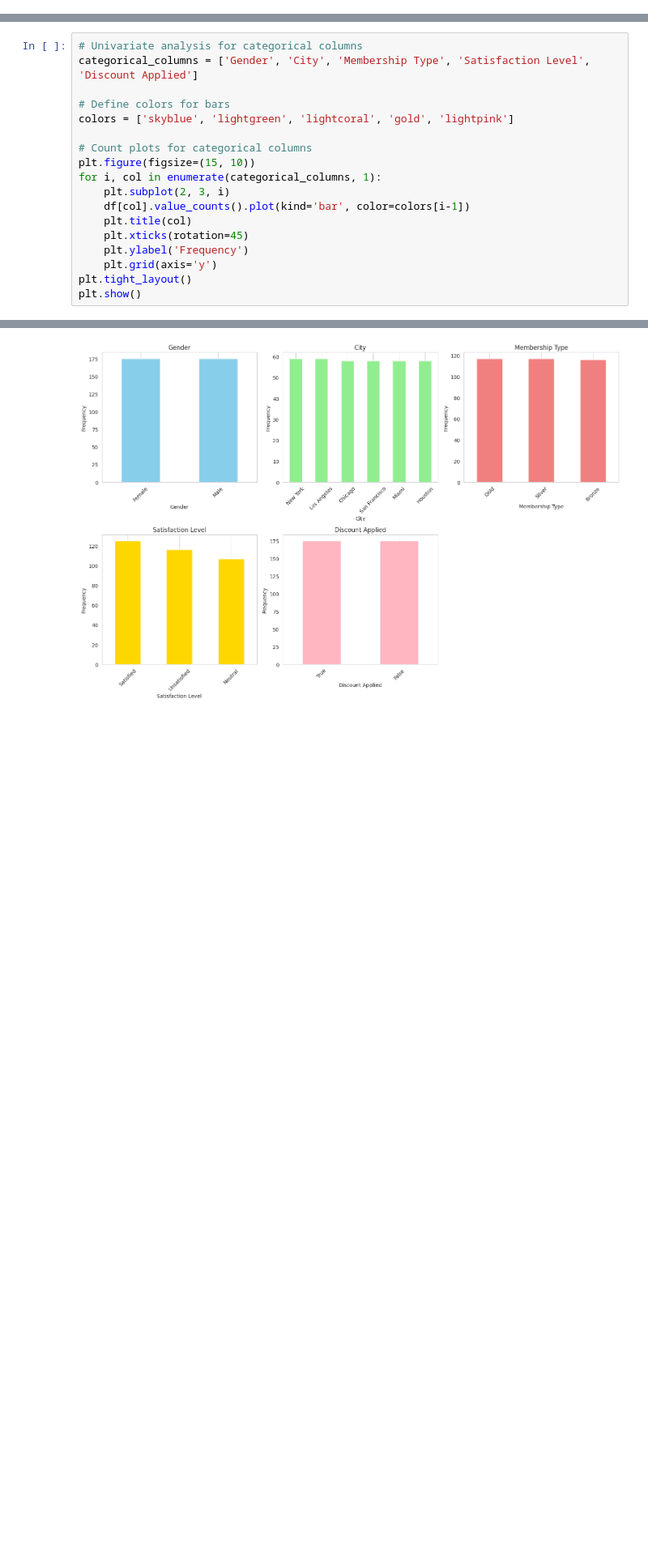
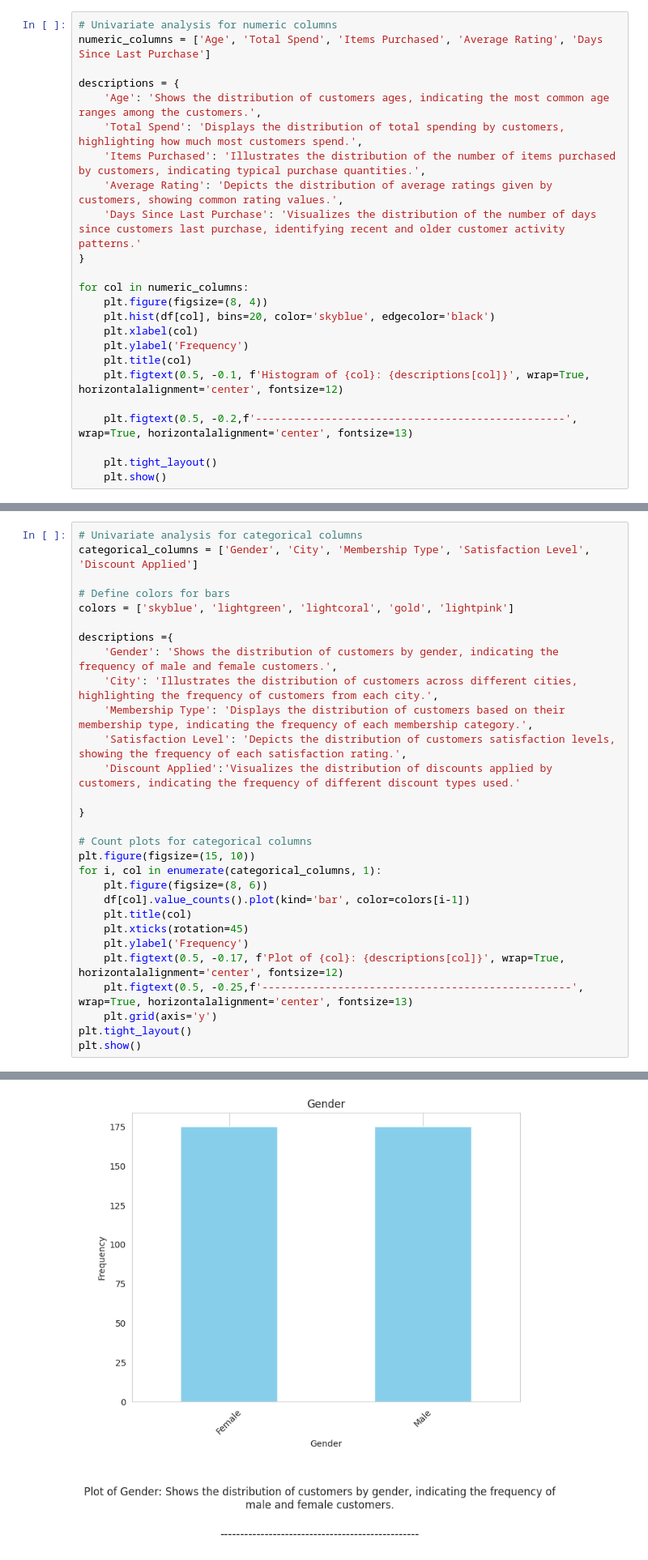
Before and after one commit to chaitanyav23/pfsinterns, a Jupyter notebook: E_commerce_Customer_Segregation.ipynb, the cells around one changed output, grey strips where cells are left out. Shown at 81% size. Saved outputs shown, nothing was run; the diff lists cells and outputs as text; blank space fills up the shorter version.

```diff
--- a/E_commerce_Customer_Segregation.ipynb
+++ b/E_commerce_Customer_Segregation.ipynb
@@ -39,0 +24,24 @@ plt.show()
+# %%
+# Univariate analysis for numeric columns
+numeric_columns = ['Age', 'Total Spend', 'Items Purchased', 'Average Rating', 'Days Since Last Purchase']
+
+descriptions = {
+    'Age': 'Shows the distribution of customers ages, indicating the most common age ranges among the customers.',
+    'Total Spend': 'Displays the distribution of total spending by customers, highlighting how much most customers spend.',
+    'Items Purchased': 'Illustrates the distribution of the number of items purchased by customers, indicating typical purchase quantities.',
+    'Average Rating': 'Depicts the distribution of average ratings given by customers, showing common rating values.',
+    'Days Since Last Purchase': 'Visualizes the distribution of the number of days since customers last purchase, identifying recent and older customer activity patterns.'
+}
+
+for col in numeric_columns:
+    plt.figure(figsize=(8, 4))
+    plt.hist(df[col], bins=20, color='skyblue', edgecolor='black')
+    plt.xlabel(col)
+    plt.ylabel('Frequency')
+    plt.title(col)
+    plt.figtext(0.5, -0.1, f'Histogram of {col}: {descriptions[col]}', wrap=True, horizontalalignment='center', fontsize=12)
+
+    plt.figtext(0.5, -0.2,f'-------------------------------------------------', wrap=True, horizontalalignment='center', fontsize=13)
+
+    plt.tight_layout()
+    plt.show()
@@ -44,14 +58,25 @@ categorical_columns = ['Gender', 'City', 'Membership Type', 'Satisfaction Level'
 # Define colors for bars
 colors = ['skyblue', 'lightgreen', 'lightcoral', 'gold', 'lightpink']
 
+descriptions ={
+    'Gender': 'Shows the distribution of customers by gender, indicating the frequency of male and female customers.',
+    'City': 'Illustrates the distribution of customers across different cities, highlighting the frequency of customers from each city.',
+    'Membership Type': 'Displays the distribution of customers based on their membership type, indicating the frequency of each membership category.',
+    'Satisfaction Level': 'Depicts the distribution of customers satisfaction levels, showing the frequency of each satisfaction rating.',
+    'Discount Applied':'Visualizes the distribution of discounts applied by customers, indicating the frequency of different discount types used.'
+
+}
+
 # Count plots for categorical columns
 plt.figure(figsize=(15, 10))
 for i, col in enumerate(categorical_columns, 1):
-    plt.subplot(2, 3, i)
+    plt.figure(figsize=(8, 6))
     df[col].value_counts().plot(kind='bar', color=colors[i-1])
     plt.title(col)
     plt.xticks(rotation=45)
     plt.ylabel('Frequency')
+    plt.figtext(0.5, -0.17, f'Plot of {col}: {descriptions[col]}', wrap=True, horizontalalignment='center', fontsize=12)
+    plt.figtext(0.5, -0.25,f'-------------------------------------------------', wrap=True, horizontalalignment='center', fontsize=13)
     plt.grid(axis='y')
 plt.tight_layout()
 plt.show()
@@ -59 +85 @@ plt.show()
-[figure, old version]
+[figure, new version]
```
Also changed, not shown: parts of 11 cells of this notebook.
